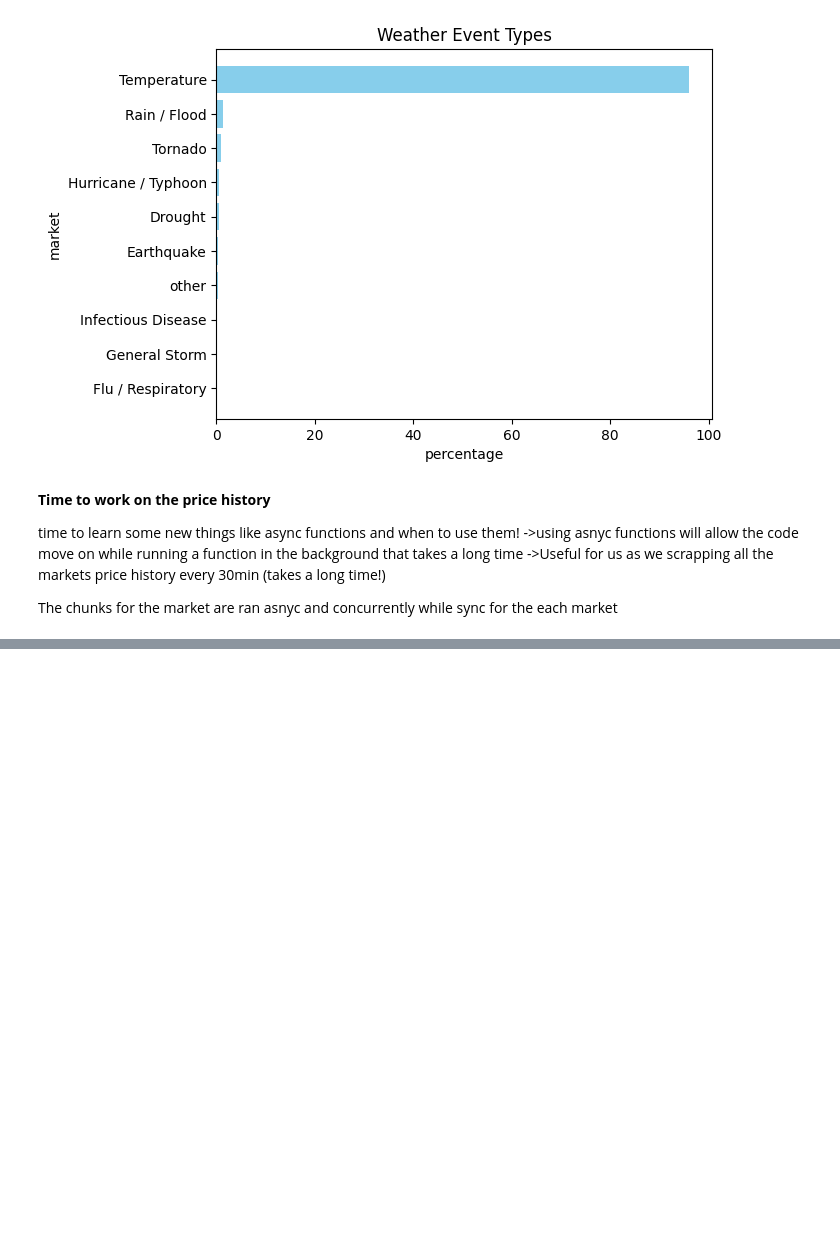
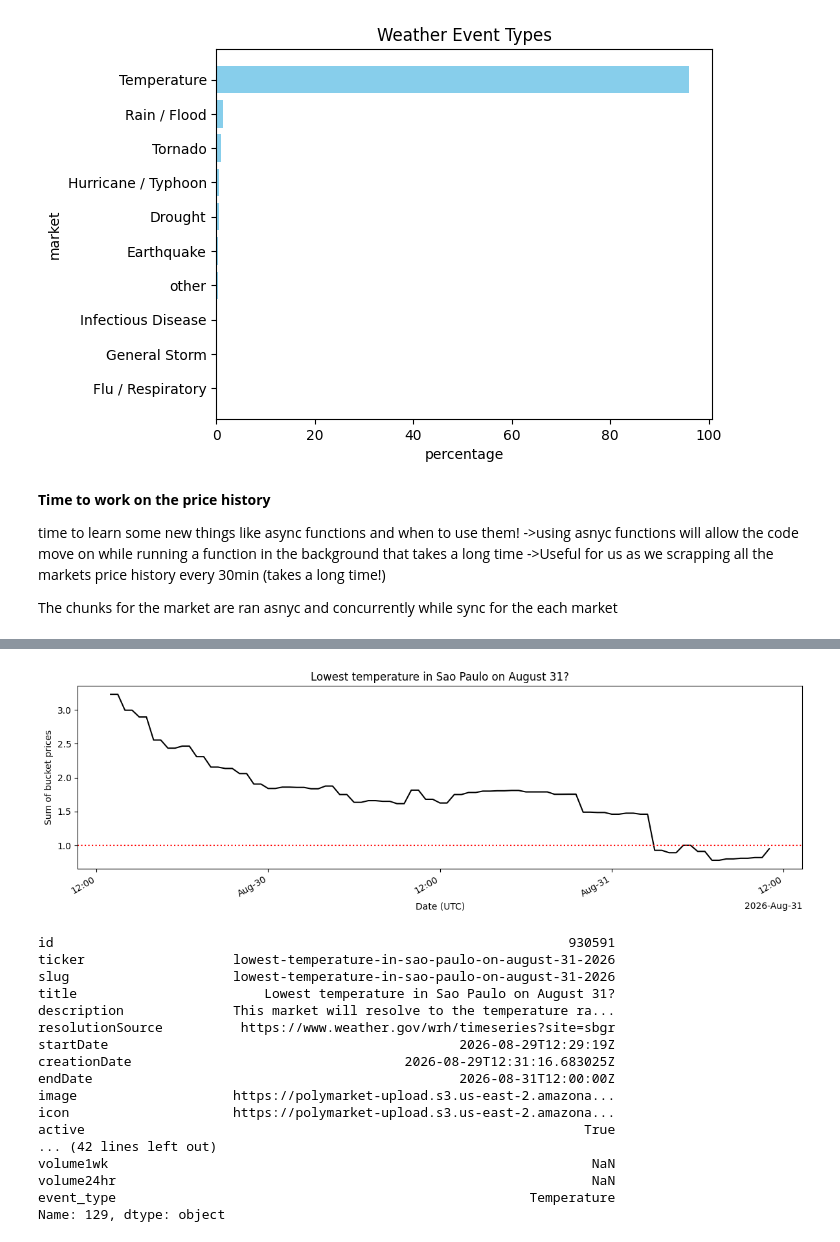
Before and after one commit to dman391/PolymarketWeatherAnalysis, a Jupyter notebook: PolyMarketWeatherAnalysis.ipynb, the cells around one changed output, grey strips where cells are left out. Drawn from its saved outputs; the diff is of its cells as text; code cells hidden in the pictures; blank space fills up the shorter version.

Commit message:
add probsum + plot of prob sum

```diff
--- a/PolyMarketWeatherAnalysis.ipynb
+++ b/PolyMarketWeatherAnalysis.ipynb
@@ -455,0 +383,11 @@ display(counts)
+# %%
+prob_sum = (
+    df_complete
+    .groupby(["event_id", "time_bucket"])["price"]
+    .sum(min_count=1)
+    .reset_index(name="prob_sum")
+)
+
+prob_sum["deviation_from_1"] = prob_sum["prob_sum"] - 1.0
+
+prob_sum.head()
@@ -455,0 +401,51 @@ display(counts)
+# %%
+import matplotlib.dates as mdates
+
+def prob_sum_plot(event_id: int, prob_sum=prob_sum):
+    plotting_data = prob_sum.loc[
+        prob_sum["event_id"] == event_id
+    ].sort_values("time_bucket")
+
+    fig, ax = plt.subplots(figsize=(12, 4))
+
+    ax.plot(
+        plotting_data["time_bucket"],
+        plotting_data["prob_sum"],
+        color="black",
+        linestyle="-",
+    )
+    ax.axhline(1.0, color="red", linestyle=":")
+
+    #fix the dates stacking up
+    locator = mdates.AutoDateLocator(minticks=4, maxticks=8)
+    ax.xaxis.set_major_locator(locator)
+    ax.xaxis.set_major_formatter(mdates.ConciseDateFormatter(locator))
+    plt.title(f"{df_events[df_events["id"] == event_id]["title"].iloc[0]}")
+    ax.set_xlabel("Date (UTC)")
+    ax.set_ylabel("Sum of bucket prices")
+    fig.autofmt_xdate(rotation=30)
+    fig.tight_layout()
+    plt.show()
+
+prob_sum_plot(930591)
+
+df_events.iloc[92]
+# %% [output]
+[figure, added]
+id                                                                  930591
+ticker                   lowest-temperature-in-sao-paulo-on-august-31-2026
+slug                     lowest-temperature-in-sao-paulo-on-august-31-2026
+title                        Lowest temperature in Sao Paulo on August 31?
+description              This market will resolve to the temperature ra...
+resolutionSource          https://www.weather.gov/wrh/timeseries?site=sbgr
+startDate                                             2026-08-29T12:29:19Z
+creationDate                                   2026-08-29T12:31:16.683025Z
+endDate                                               2026-08-31T12:00:00Z
+image                    https://polymarket-upload.s3.us-east-2.amazona...
+icon                     https://polymarket-upload.s3.us-east-2.amazona...
+active                                                                True
+... (42 lines left out)
+volume1wk                                                              NaN
+volume24hr                                                             NaN
+event_type                                                     Temperature
+Name: 129, dtype: object
```
Also changed, not shown: parts of 7 cells of this notebook.
